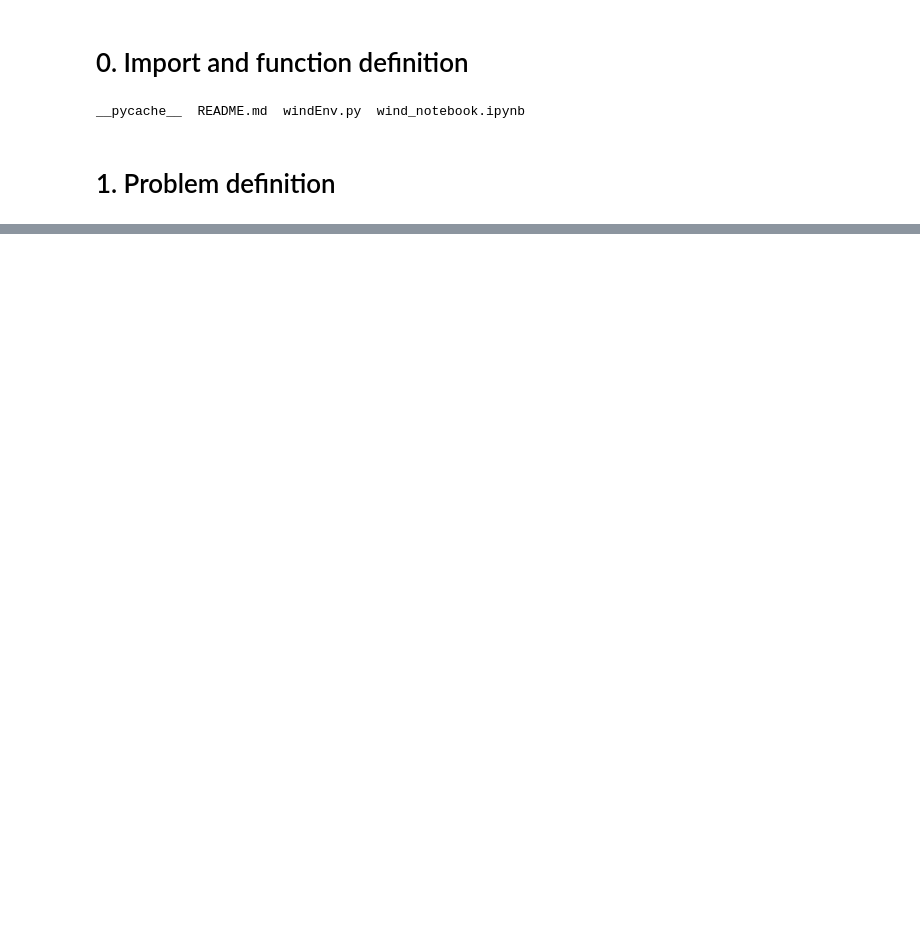
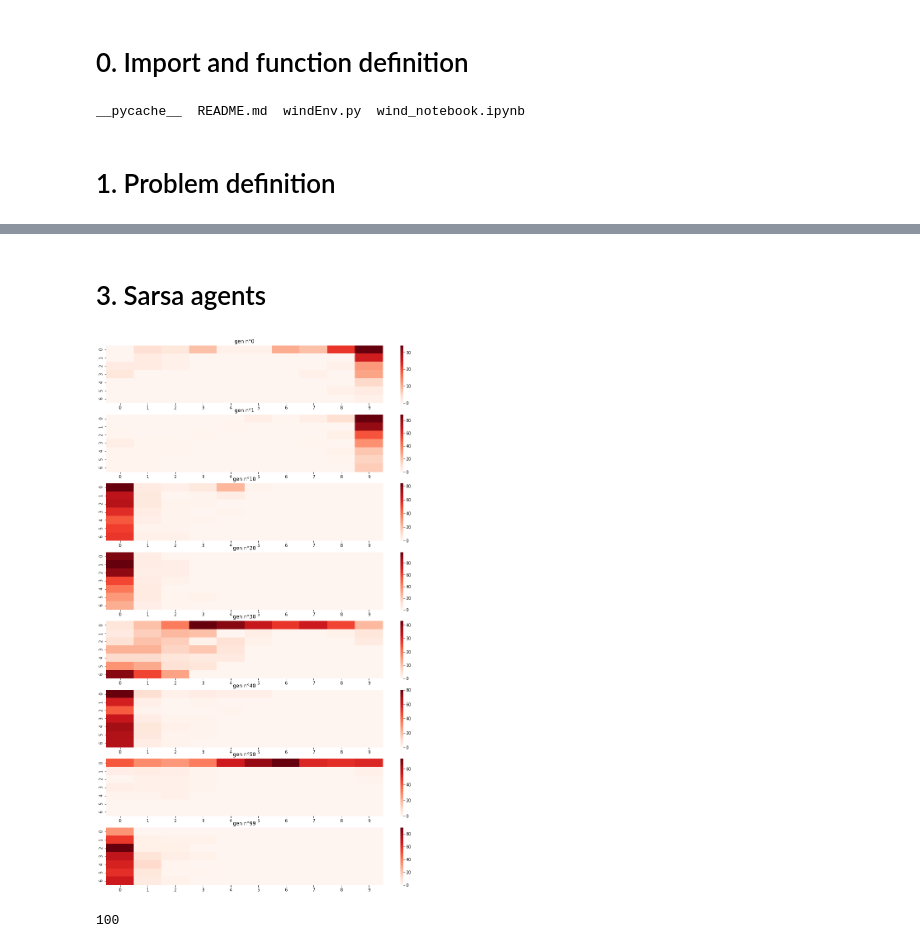
Before and after one commit to klegoff/windEnv, a Jupyter notebook: wind_notebook.ipynb, the cells around one changed output, grey strips where cells are left out. Cells and saved outputs as stored; diff of their text form; code cells hidden in the pictures; blank space fills up the shorter version.

Commit message:
Started working on sarsa implementation, still WIP

```diff
--- a/wind_notebook.ipynb
+++ b/wind_notebook.ipynb
@@ -113,0 +114,38 @@ Text(0.5, 1.0, 'Number of steps by generation')
+# %% [markdown]
+# 3. Sarsa agents
+# %%
+# train
+q= None
+
+q_list = []
+states_historic=[]
+step_historic = []
+for n in range(500):
+    agent = sarsa_agent(epsilon, env,gamma,alpha,q)
+    init_states = np.array([env.start, agent.state])
+    train_states, step = train_agent(agent,max_step, env,get_historic=True)
+    states = np.concatenate([init_states, train_states])
+
+    states_historic.append(states)
+    step_historic.append(step)
+
+
+    q = copy.deepcopy(agent.q)
+    q_list.append(q)
+    #print(n,"gen.,\n", step,"step(s)")
+    #agent.show(env)
+# %%
+# Here we vizualize which location are visited by the chosen individuals
+gen_to_show =[0,1,10,20,30,40,50,99]
+red_states_historic = [states_historic[i] for i in gen_to_show]
+fig, axes = plt.subplots(len(red_states_historic),figsize=(15,15*len(red_states_historic)//5))
+
+for i in range(len(gen_to_show)):
+    axes[i] = vizualize_moves(red_states_historic[i],axes[i])
+    axes[i].set_title("gen n°" + str(gen_to_show[i]))
+# %% [output]
+[figure, added]
+# %%
+N_gen
+# %% [output]
+100
```
Also changed, not shown: parts of 3 cells of this notebook, 1 other file.
